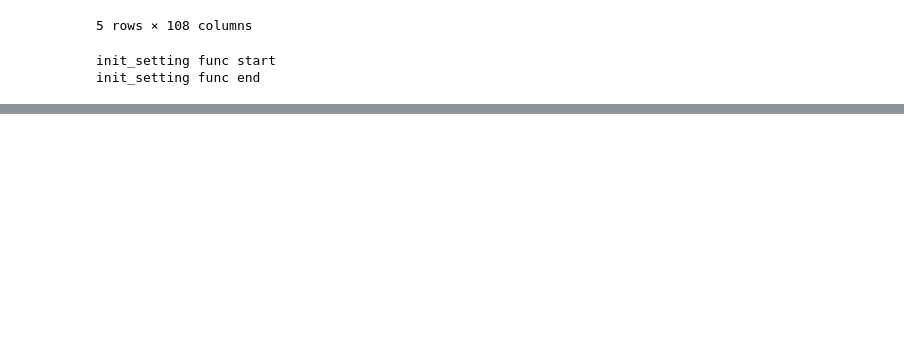
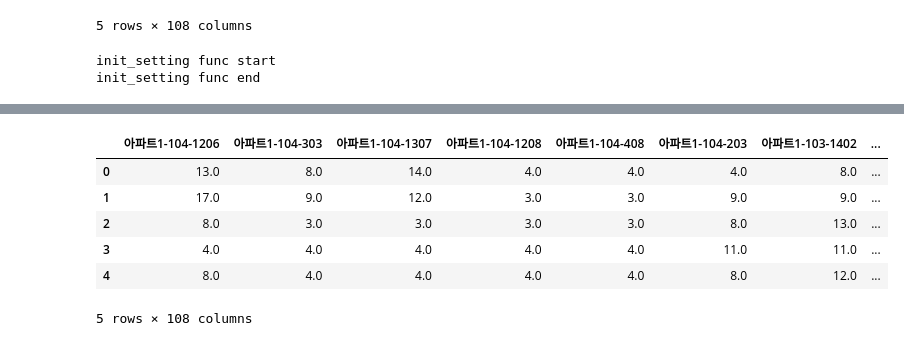
Before and after one commit to formegusto/distribution-by-contribution, a Jupyter notebook: Time Division KMeans.ipynb, the cells around one changed output, grey strips where cells are left out. Saved outputs shown, nothing was run; the diff lists cells and outputs as text; code cells hidden in the pictures; blank space fills up the shorter version.

```diff
--- a/Time Division KMeans.ipynb
+++ b/Time Division KMeans.ipynb
@@ -88,2 +51,0 @@ array([[0.161, 0.179, 0.182],
-# %%
-prev_clusters = None
@@ -264,0 +179,21 @@ ValueError: could not broadcast input array from shape (7,3) into shape (7,)
+# %%
+_hc = households_cluster.copy()
+_test = list()
+
+for col in _hc:
+    _hc_info = _hc[col].copy()
+    contributions = [cluster_info[division_round][1][int(_)] for division_round,_ in enumerate(_hc_info)]
+    _test.append(contributions.copy())
+
+contribution_df = pd.DataFrame(_test).T
+contribution_df.columns = df.columns
+
+contribution_df.head()
+# %% [output]
+|  | 아파트1-104-1206 | 아파트1-104-303 | 아파트1-104-1307 | 아파트1-104-1208 | 아파트1-104-408 | 아파트1-104-203 | 아파트1-103-1402 | ... |
+| 0 | 13.0 | 8.0 | 14.0 | 4.0 | 4.0 | 4.0 | 8.0 | ... |
+| 1 | 17.0 | 9.0 | 12.0 | 3.0 | 3.0 | 9.0 | 9.0 | ... |
+| 2 | 8.0 | 3.0 | 3.0 | 3.0 | 3.0 | 8.0 | 13.0 | ... |
+| 3 | 4.0 | 4.0 | 4.0 | 4.0 | 4.0 | 11.0 | 11.0 | ... |
+| 4 | 8.0 | 4.0 | 4.0 | 4.0 | 4.0 | 8.0 | 12.0 | ... |
+5 rows × 108 columns
```
Also changed, not shown: parts of 30 cells of this notebook.
